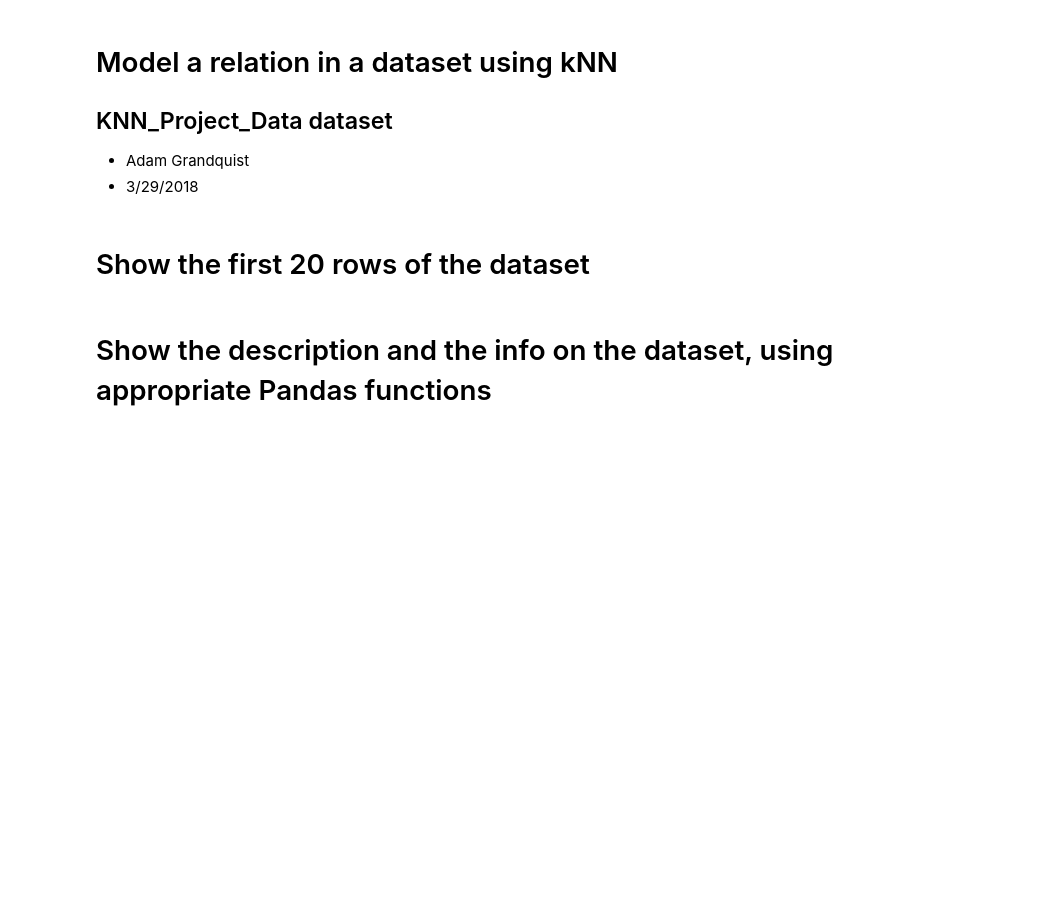
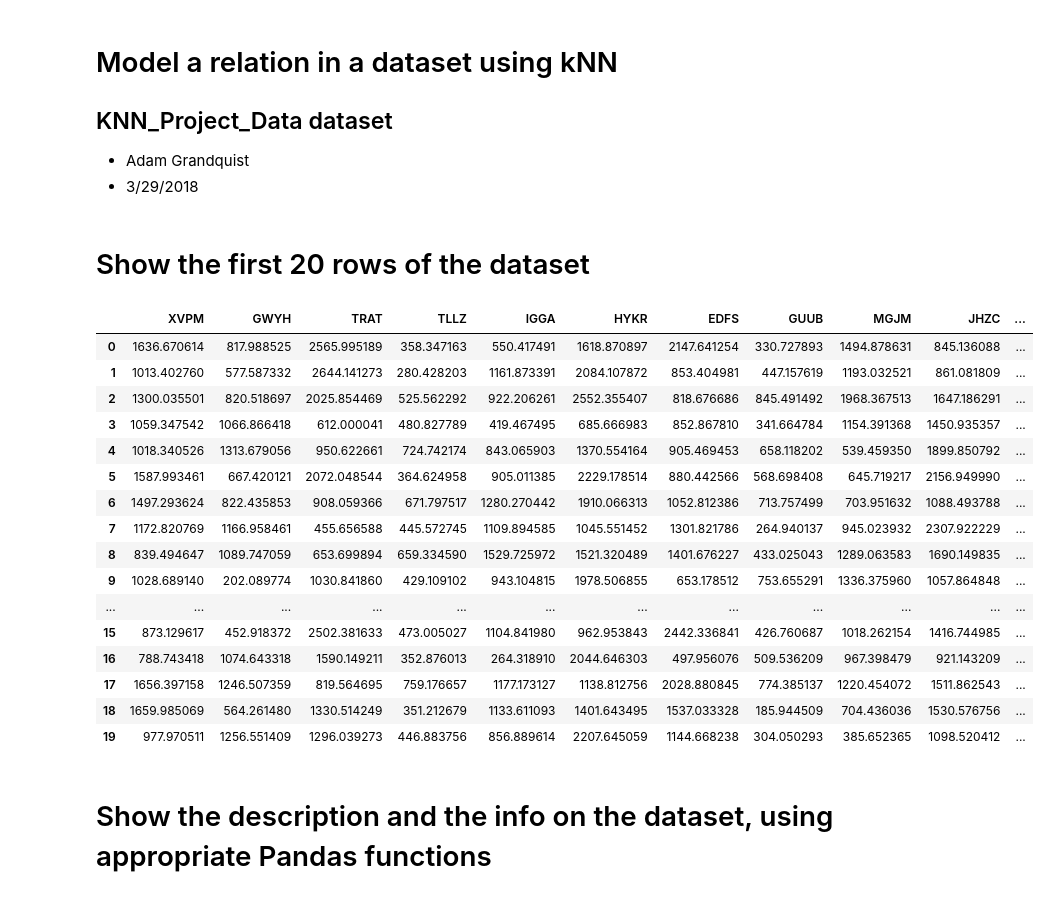
Before and after one commit to grandquista/data-science, a Jupyter notebook: kNN.ipynb, the cells around one changed output. Drawn from its saved outputs; the diff is of its cells as text; code cells hidden in the pictures; blank space fills up the shorter version.

```diff
--- a/kNN.ipynb
+++ b/kNN.ipynb
@@ -12,4 +15,24 @@ from sklearn import neighbors, datasets
 # %% [markdown]
 # Show the first 20 rows of the dataset
+# %%
+df.head(20)
+# %% [output]
+|  | XVPM | GWYH | TRAT | TLLZ | IGGA | HYKR | EDFS | GUUB | MGJM | JHZC | ... |
+| 0 | 1636.670614 | 817.988525 | 2565.995189 | 358.347163 | 550.417491 | 1618.870897 | 2147.641254 | 330.727893 | 1494.878631 | 845.136088 | ... |
+| 1 | 1013.402760 | 577.587332 | 2644.141273 | 280.428203 | 1161.873391 | 2084.107872 | 853.404981 | 447.157619 | 1193.032521 | 861.081809 | ... |
+| 2 | 1300.035501 | 820.518697 | 2025.854469 | 525.562292 | 922.206261 | 2552.355407 | 818.676686 | 845.491492 | 1968.367513 | 1647.186291 | ... |
+| 3 | 1059.347542 | 1066.866418 | 612.000041 | 480.827789 | 419.467495 | 685.666983 | 852.867810 | 341.664784 | 1154.391368 | 1450.935357 | ... |
+| 4 | 1018.340526 | 1313.679056 | 950.622661 | 724.742174 | 843.065903 | 1370.554164 | 905.469453 | 658.118202 | 539.459350 | 1899.850792 | ... |
+| 5 | 1587.993461 | 667.420121 | 2072.048544 | 364.624958 | 905.011385 | 2229.178514 | 880.442566 | 568.698408 | 645.719217 | 2156.949990 | ... |
+| 6 | 1497.293624 | 822.435853 | 908.059366 | 671.797517 | 1280.270442 | 1910.066313 | 1052.812386 | 713.757499 | 703.951632 | 1088.493788 | ... |
+| 7 | 1172.820769 | 1166.958461 | 455.656588 | 445.572745 | 1109.894585 | 1045.551452 | 1301.821786 | 264.940137 | 945.023932 | 2307.922229 | ... |
+| 8 | 839.494647 | 1089.747059 | 653.699894 | 659.334590 | 1529.725972 | 1521.320489 | 1401.676227 | 433.025043 | 1289.063583 | 1690.149835 | ... |
+| 9 | 1028.689140 | 202.089774 | 1030.841860 | 429.109102 | 943.104815 | 1978.506855 | 653.178512 | 753.655291 | 1336.375960 | 1057.864848 | ... |
+| ... | ... | ... | ... | ... | ... | ... | ... | ... | ... | ... | ... |
+| 15 | 873.129617 | 452.918372 | 2502.381633 | 473.005027 | 1104.841980 | 962.953843 | 2442.336841 | 426.760687 | 1018.262154 | 1416.744985 | ... |
+| 16 | 788.743418 | 1074.643318 | 1590.149211 | 352.876013 | 264.318910 | 2044.646303 | 497.956076 | 509.536209 | 967.398479 | 921.143209 | ... |
+| 17 | 1656.397158 | 1246.507359 | 819.564695 | 759.176657 | 1177.173127 | 1138.812756 | 2028.880845 | 774.385137 | 1220.454072 | 1511.862543 | ... |
+| 18 | 1659.985069 | 564.261480 | 1330.514249 | 351.212679 | 1133.611093 | 1401.643495 | 1537.033328 | 185.944509 | 704.436036 | 1530.576756 | ... |
+| 19 | 977.970511 | 1256.551409 | 1296.039273 | 446.883756 | 856.889614 | 2207.645059 | 1144.668238 | 304.050293 | 385.652365 | 1098.520412 | ... |
 # %% [markdown]
 # Show the description and the info on the dataset, using appropriate Pandas functions
```
Also changed, not shown: parts of 4 cells of this notebook.
